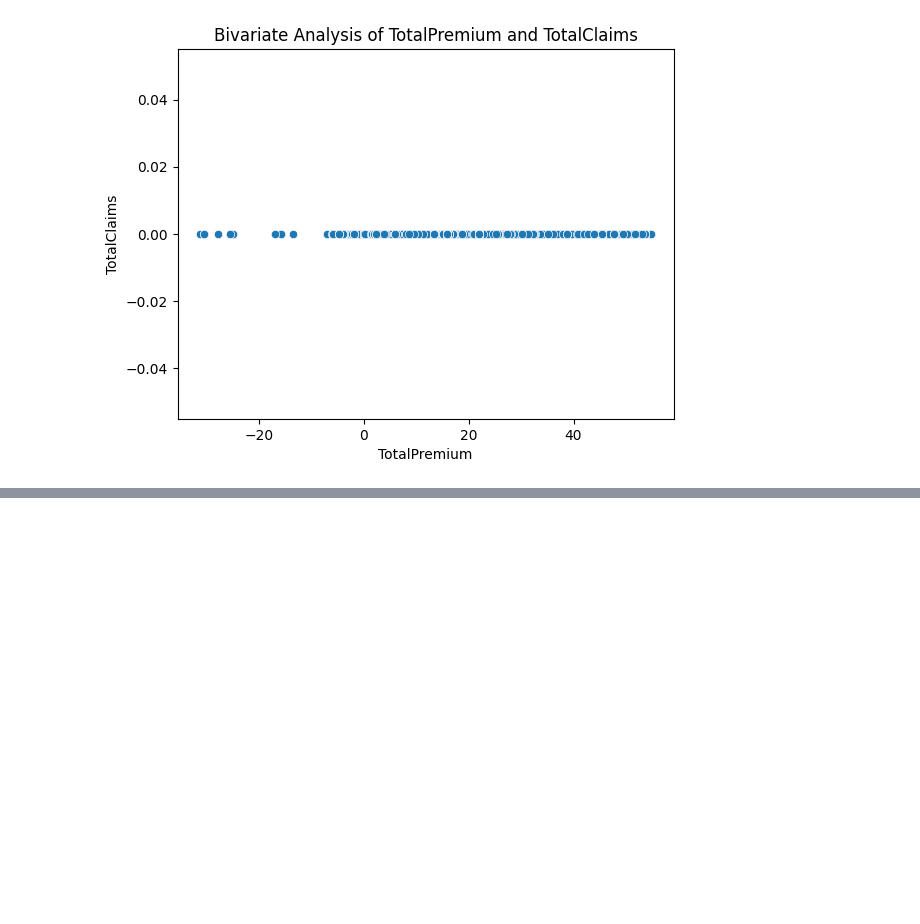
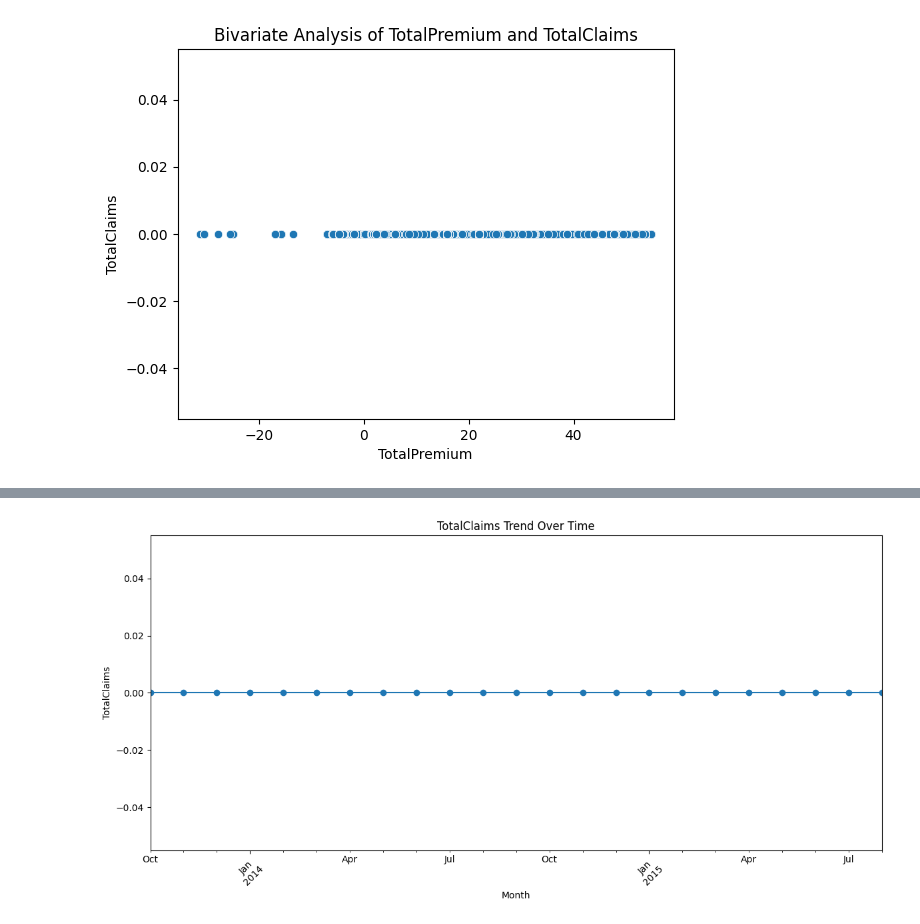
Before and after one commit to sami4Teferi/Risk-Analytics-Predictive-Modeling, a Jupyter notebook: notebooks/eda.ipynb, the cells around one changed output, grey strips where cells are left out. Saved outputs shown, nothing was run; the diff lists cells and outputs as text; code cells hidden in the pictures; blank space fills up the shorter version.

Commit message:
Refactor EDA class: Improve missing values handling, enhance plotting functions, and add new analysis methods for loss ratio, time series trends, and correlation heatmap.

```diff
--- a/notebooks/eda.ipynb
+++ b/notebooks/eda.ipynb
@@ -195,0 +166,5 @@ eda.Bivariate_analysis('TotalPremium','TotalClaims')
+# %%
+# Avoid divide-by-zero error
+eda.data['LossRatio'] = eda.data.apply(
+    lambda row: row['TotalClaims'] / row['TotalPremium'] if row['TotalPremium'] > 0 else 0, axis=1
+)
@@ -195,0 +174,4 @@ eda.Bivariate_analysis('TotalPremium','TotalClaims')
+# %%
+eda.time_series_trend_plot("TransactionMonth", "TotalClaims")
+# %% [output]
+[figure, added]
```
Also changed, not shown: parts of 12 cells of this notebook, 1 other file.
